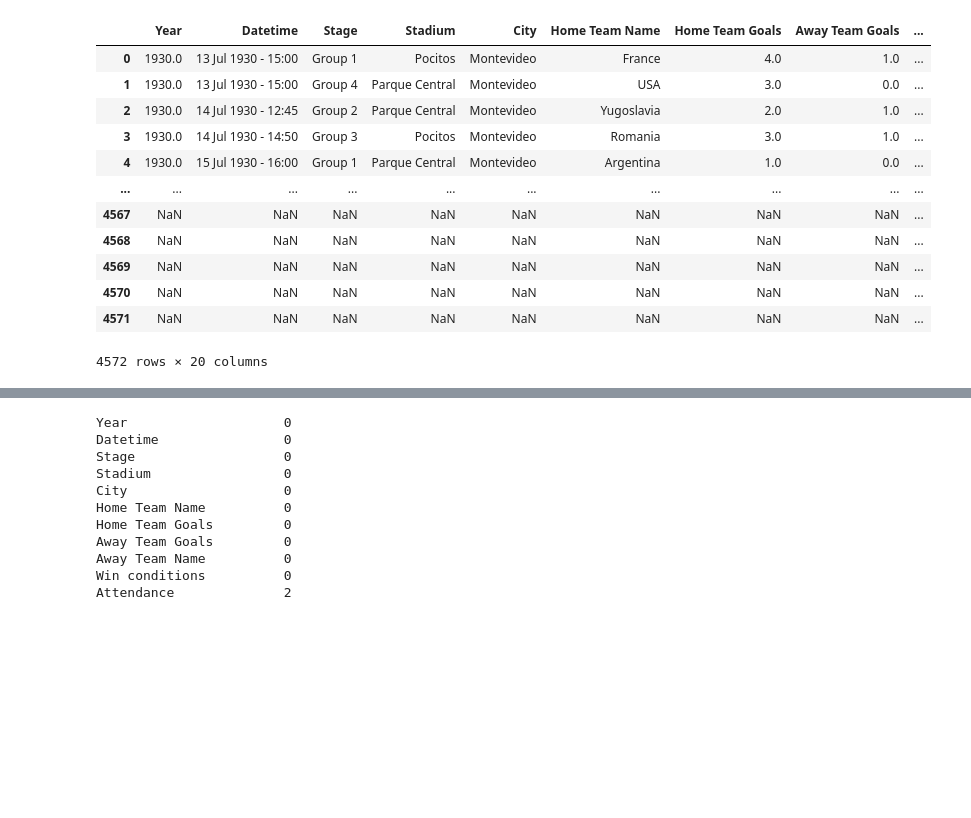
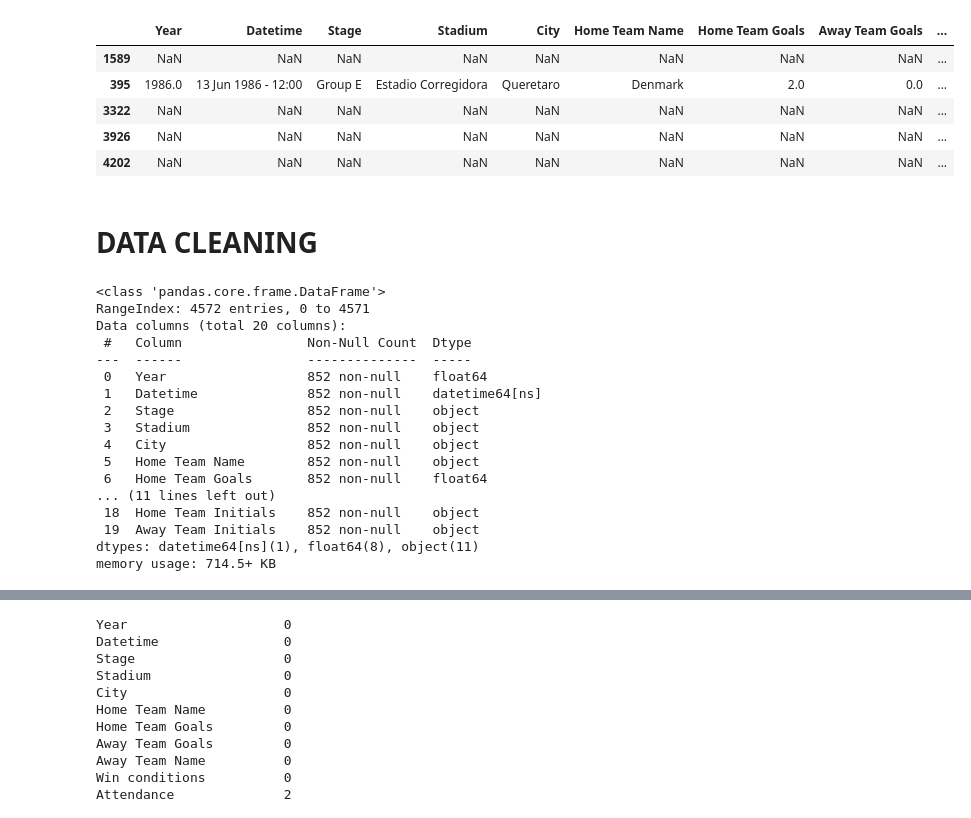
Before and after one commit to Jit-12/FIFA-World-Cup-Data-Analysis-, a Jupyter notebook: FIFA_World_Cup.ipynb, the cells around one changed output, grey strips where cells are left out. Saved outputs shown, nothing was run; the diff lists cells and outputs as text; code cells hidden in the pictures; blank space fills up the shorter version.

Commit message:
done with the data cleaning and brought the data into right format

```diff
--- a/FIFA_World_Cup.ipynb
+++ b/FIFA_World_Cup.ipynb
@@ -29,17 +13,33 @@ players
 # %%
-matches
+matches.sample(5)
 # %% [output]
 |  | Year | Datetime | Stage | Stadium | City | Home Team Name | Home Team Goals | Away Team Goals | ... |
-| 0 | 1930.0 | 13 Jul 1930 - 15:00 | Group 1 | Pocitos | Montevideo | France | 4.0 | 1.0 | ... |
-| 1 | 1930.0 | 13 Jul 1930 - 15:00 | Group 4 | Parque Central | Montevideo | USA | 3.0 | 0.0 | ... |
-| 2 | 1930.0 | 14 Jul 1930 - 12:45 | Group 2 | Parque Central | Montevideo | Yugoslavia | 2.0 | 1.0 | ... |
-| 3 | 1930.0 | 14 Jul 1930 - 14:50 | Group 3 | Pocitos | Montevideo | Romania | 3.0 | 1.0 | ... |
-| 4 | 1930.0 | 15 Jul 1930 - 16:00 | Group 1 | Parque Central | Montevideo | Argentina | 1.0 | 0.0 | ... |
-| ... | ... | ... | ... | ... | ... | ... | ... | ... | ... |
-| 4567 | NaN | NaN | NaN | NaN | NaN | NaN | NaN | NaN | ... |
-| 4568 | NaN | NaN | NaN | NaN | NaN | NaN | NaN | NaN | ... |
-| 4569 | NaN | NaN | NaN | NaN | NaN | NaN | NaN | NaN | ... |
-| 4570 | NaN | NaN | NaN | NaN | NaN | NaN | NaN | NaN | ... |
-| 4571 | NaN | NaN | NaN | NaN | NaN | NaN | NaN | NaN | ... |
+| 1589 | NaN | NaN | NaN | NaN | NaN | NaN | NaN | NaN | ... |
+| 395 | 1986.0 | 13 Jun 1986 - 12:00 | Group E | Estadio Corregidora | Queretaro | Denmark | 2.0 | 0.0 | ... |
+| 3322 | NaN | NaN | NaN | NaN | NaN | NaN | NaN | NaN | ... |
+| 3926 | NaN | NaN | NaN | NaN | NaN | NaN | NaN | NaN | ... |
+| 4202 | NaN | NaN | NaN | NaN | NaN | NaN | NaN | NaN | ... |
-4572 rows × 20 columns
+# %% [markdown]
+# DATA  CLEANING
+# %%
+matches.Datetime = matches.Datetime.astype(np.datetime64)
+matches.info()
+# %% [output]
+<class 'pandas.core.frame.DataFrame'>
+RangeIndex: 4572 entries, 0 to 4571
+Data columns (total 20 columns):
+ #   Column                Non-Null Count  Dtype
+---  ------                --------------  -----
+ 0   Year                  852 non-null    float64
+ 1   Datetime              852 non-null    datetime64[ns]
+ 2   Stage                 852 non-null    object
+ 3   Stadium               852 non-null    object
+ 4   City                  852 non-null    object
+ 5   Home Team Name        852 non-null    object
+ 6   Home Team Goals       852 non-null    float64
+... (11 lines left out)
+ 18  Home Team Initials    852 non-null    object
+ 19  Away Team Initials    852 non-null    object
+dtypes: datetime64[ns](1), float64(8), object(11)
+memory usage: 714.5+ KB
 # %%
```
Also changed, not shown: parts of 35 cells of this notebook.
